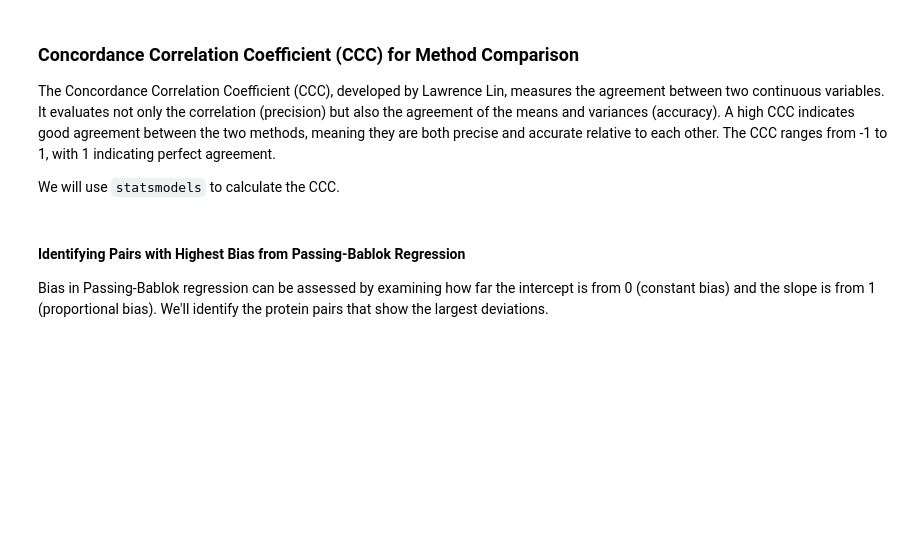
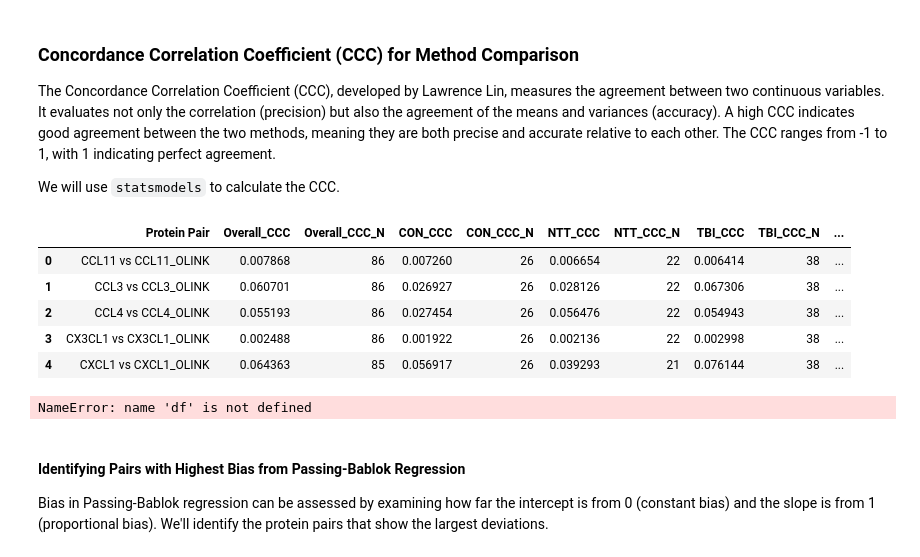
Before and after one commit to RiaKodo/testbi, a Jupyter notebook: Methods.ipynb, the cells around one changed output. Saved outputs shown, nothing was run; the diff lists cells and outputs as text; code cells hidden in the pictures; blank space fills up the shorter version.

```diff
--- a/Methods.ipynb
+++ b/Methods.ipynb
@@ -1115,12 +1167,8 @@ The Concordance Correlation Coefficient (CCC), developed by Lawrence Lin, measur
 
 We will use `statsmodels` to calculate the CCC.
 # %%
-# IMPORTANT: If you encounter 'ModuleNotFoundError' even after previous attempts, please restart the Colab runtime (Runtime -> Restart runtime) and then run this cell.
-
-!pip install --upgrade --force-reinstall statsmodels
-
-import pandas as pd # Ensure pandas is imported as it's used in the function
-from statsmodels.stats.agreement import concordance_correlation_coefficient
+import numpy as np
+import pandas as pd
 
 def calculate_ccc(data_df, correlation_pairs, subset_name):
     results = []
@@ -1135,8 +1183,21 @@ def calculate_ccc(data_df, correlation_pairs, subset_name):
             x = temp_df[non_olink_col].values
             y = temp_df[olink_col].values
 
-            # The concordance_correlation_coefficient function expects 1-D arrays
-            ccc = concordance_correlation_coefficient(x, y)
+            # Calculate means, variances, and covariance
+            mean_x = np.mean(x)
+            mean_y = np.mean(y)
+            var_x = np.var(x)
+            var_y = np.var(y)
+            cov_xy = np.mean((x - mean_x) * (y - mean_y))
+
+            # Lin's Concordance Correlation Coefficient formula
+            numerator = 2 * cov_xy
+            denominator = var_x + var_y + (mean_x - mean_y)**2
+
+            if denominator == 0:
+                ccc = np.nan # Avoid division by zero
+            else:
+                ccc = numerator / denominator
 
             results.append({
                 'Protein Pair': f"{non_olink_col} vs {olink_col}",
@@ -1168,33 +1229,85 @@ if 'sexes' not in locals():
 # Run for each GROUP subgroup
 for group in groups:
     group_df = df[df['GROUP'] == group].copy()
     if not group_df.empty:
         group_ccc_df = calculate_ccc(group_df, correlation_pairs, group)
         all_subgroup_ccc_results.append(group_ccc_df)
     else:
         print(f"No data for group: {group} for CCC.")
 
 # Run for each SEX subgroup
 for sex in sexes:
     sex_df = df[df['SEX'] == sex].copy()
     if not sex_df.empty:
         sex_ccc_df = calculate_ccc(sex_df, correlation_pairs, sex)
         all_subgroup_ccc_results.append(sex_ccc_df)
     else:
         print(f"No data for sex: {sex} for CCC.")
 
 # Merge all CCC results into a single DataFrame
 combined_ccc_df = all_subgroup_ccc_results[0]
 for i in range(1, len(all_subgroup_ccc_results)):
     combined_ccc_df = pd.merge(
         combined_ccc_df,
         all_subgroup_ccc_results[i],
         on='Protein Pair',
         how='outer'
     )
 
 # Display the combined results
 display(combined_ccc_df.head())
+# %% [output]
+|  | Protein Pair | Overall_CCC | Overall_CCC_N | CON_CCC | CON_CCC_N | NTT_CCC | NTT_CCC_N | TBI_CCC | TBI_CCC_N | ... |
+| 0 | CCL11 vs CCL11_OLINK | 0.007868 | 86 | 0.007260 | 26 | 0.006654 | 22 | 0.006414 | 38 | ... |
+| 1 | CCL3 vs CCL3_OLINK | 0.060701 | 86 | 0.026927 | 26 | 0.028126 | 22 | 0.067306 | 38 | ... |
+| 2 | CCL4 vs CCL4_OLINK | 0.055193 | 86 | 0.027454 | 26 | 0.056476 | 22 | 0.054943 | 38 | ... |
+| 3 | CX3CL1 vs CX3CL1_OLINK | 0.002488 | 86 | 0.001922 | 26 | 0.002136 | 22 | 0.002998 | 38 | ... |
+| 4 | CXCL1 vs CXCL1_OLINK | 0.064363 | 85 | 0.056917 | 26 | 0.039293 | 21 | 0.076144 | 38 | ... |
+# %%
+# Ensure groups and sexes are defined (they should be from earlier cells)
+# If 'groups' not in locals():
+#     groups = df['GROUP'].unique()
+# If 'sexes' not in locals():
+#     sexes = df['SEX'].unique()
+
+all_subgroup_ccc_results = []
+
+# Run CCC for the overall dataframe
+overall_ccc_df = calculate_ccc(df.copy(), correlation_pairs, 'Overall')
+all_subgroup_ccc_results.append(overall_ccc_df)
+
+# Run for each GROUP subgroup
+for group in groups:
+    group_df = df[df['GROUP'] == group].copy()
+    if not group_df.empty:
+        group_ccc_df = calculate_ccc(group_df, correlation_pairs, group)
+        all_subgroup_ccc_results.append(group_ccc_df)
+    else:
+        print(f"No data for group: {group} for CCC.")
+
+# Run for each SEX subgroup
+for sex in sexes:
+    sex_df = df[df['SEX'] == sex].copy()
+    if not sex_df.empty:
+        sex_ccc_df = calculate_ccc(sex_df, correlation_pairs, sex)
+        all_subgroup_ccc_results.append(sex_ccc_df)
+    else:
+        print(f"No data for sex: {sex} for CCC.")
+
+# Merge all CCC results into a single DataFrame
+combined_ccc_df = all_subgroup_ccc_results[0]
+for i in range(1, len(all_subgroup_ccc_results)):
+    combined_ccc_df = pd.merge(
+        combined_ccc_df,
+        all_subgroup_ccc_results[i],
+        on='Protein Pair',
+        how='outer'
+    )
+
+# Display the combined results
+display(combined_ccc_df.head())
+# %% [output]
+NameError: name 'df' is not defined
 # %% [markdown]
 #### Identifying Pairs with Highest Bias from Passing-Bablok Regression
 
```
Also changed, not shown: parts of 7 cells of this notebook.
